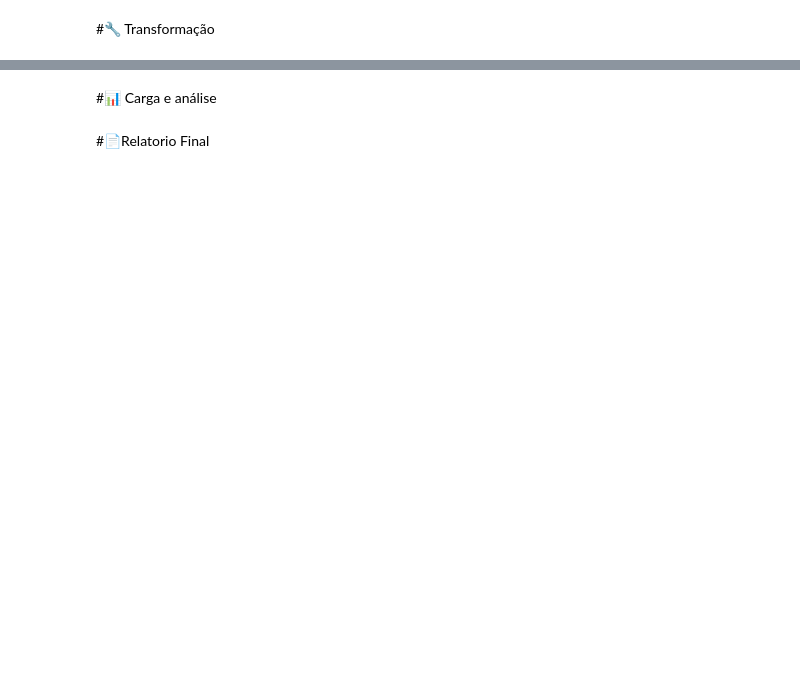
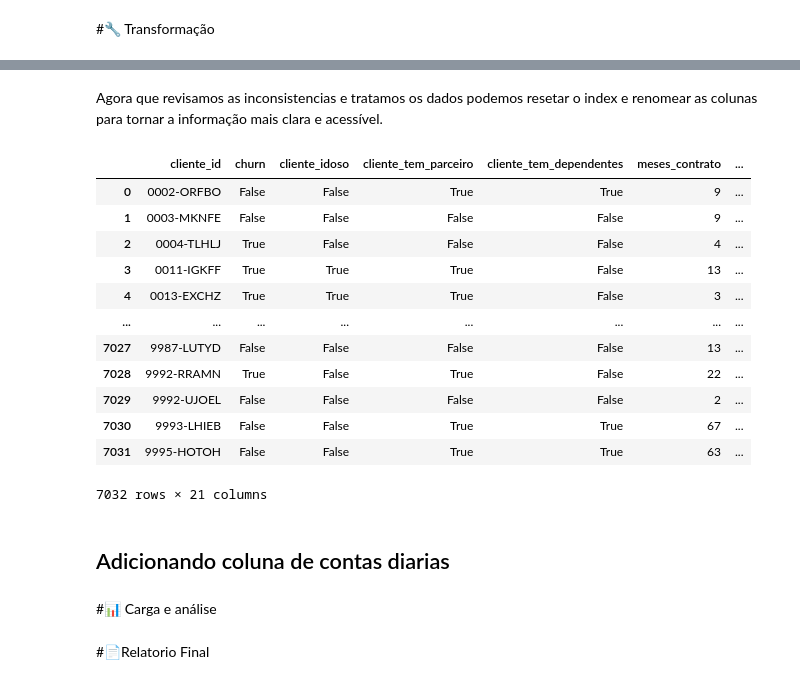
Before and after one commit to Angel-Arroyo-H/alura-data-science-challenge-2, a Jupyter notebook: Alura_DataScience_Challenge2.ipynb, the cells around one changed output, grey strips where cells are left out. Drawn from its saved outputs; the diff is of its cells as text; code cells hidden in the pictures; blank space fills up the shorter version.

```diff
--- a/Alura_DataScience_Challenge2.ipynb
+++ b/Alura_DataScience_Challenge2.ipynb
@@ -6,0 +448,16 @@
+# %%
+dados_tratados['phone_MultipleLines'] = dados_tratados['phone_MultipleLines'].map({'No phone service':'Sem serviço','No':'Não','Yes':'Sim'})
+dados_tratados['internet_InternetService'] = dados_tratados['internet_InternetService'].map({'Fiber optic':'Fibra Ótica','No':'Não','DSL':'DSL'})
+dados_tratados['internet_OnlineSecurity'] = dados_tratados['internet_OnlineSecurity'].map({'No internet service':'Sem serviço','No':'Não','Yes':'Sim'})
+dados_tratados['internet_OnlineBackup'] = dados_tratados['internet_OnlineBackup'].map({'No internet service':'Sem serviço','No':'Não','Yes':'Sim'})
+dados_tratados['internet_DeviceProtection'] = dados_tratados['internet_DeviceProtection'].map({'No internet service':'Sem serviço','No':'Não','Yes':'Sim'})
+dados_tratados['internet_TechSupport'] = dados_tratados['internet_TechSupport'].map({'No internet service':'Sem serviço','No':'Não','Yes':'Sim'})
+dados_tratados['internet_StreamingTV'] = dados_tratados['internet_StreamingTV'].map({'No internet service':'Sem serviço','No':'Não','Yes':'Sim'})
+dados_tratados['internet_StreamingMovies'] = dados_tratados['internet_StreamingMovies'].map({'No internet service':'Sem serviço','No':'Não','Yes':'Sim'})
+dados_tratados['account_Contract'] = dados_tratados['account_Contract'].map({'Month-to-month':'Mensal','One year':'Anual','Two year':'Dois anos'})
+dados_tratados['account_PaymentMethod'] = dados_tratados['account_PaymentMethod'].map({
+    'Electronic check':'Cheque eletrônico'
+    ,'Mailed check':'Cheque'
+    ,'Bank transfer (automatic)':'Transferência bancária'
+    ,'Credit card (automatic)':'Cartão de crédito'
+})
@@ -7,3 +486,50 @@
+# %% [markdown]
+Agora que revisamos as inconsistencias e tratamos os dados podemos resetar o index e renomear as colunas para tornar a informação mais clara e acessível.
+# %%
+dados_tratados.reset_index(drop=True,inplace=True)
+# %%
+tradutor_variaveis = {
+    'customerID':'cliente_id'
+    ,'Churn':'churn'
+    ,'customer_SeniorCitizen':'cliente_idoso'
+    ,'customer_Partner':'cliente_tem_parceiro'
+    ,'customer_Dependents':'cliente_tem_dependentes'
+    ,'customer_tenure':'meses_contrato'
+    ,'phone_PhoneService':'servico_telefonico'
+    ,'phone_MultipleLines':'multiplas_linhas'
+    ,'internet_InternetService':'assinatura_internet'
+    ,'internet_OnlineSecurity':'seguranca_online'
+    ,'internet_OnlineBackup':'backup_online'
+    ,'internet_DeviceProtection':'protecao_dispositivo'
+    ,'internet_TechSupport':'suporte_tecnico'
+    ,'internet_StreamingTV':'tv_a_cabo'
+    ,'internet_StreamingMovies':'streaming_filmes'
+    ,'account_Contract':'contrato'
+    ,'account_PaperlessBilling':'fatura_online'
+    ,'account_PaymentMethod':'forma_pagamento'
+    ,'account_Charges_Monthly':'total_mensal_servicos'
+    ,'account_Charges_Total':'total_gasto'
+    ,'customer_is_male':'cliente_masculino'
+}
+dados_tratados.rename(columns=tradutor_variaveis,inplace=True)
+# %%
+dados_tratados
+# %% [output]
+|  | cliente_id | churn | cliente_idoso | cliente_tem_parceiro | cliente_tem_dependentes | meses_contrato | ... |
+| 0 | 0002-ORFBO | False | False | True | True | 9 | ... |
+| 1 | 0003-MKNFE | False | False | False | False | 9 | ... |
+| 2 | 0004-TLHLJ | True | False | False | False | 4 | ... |
+| 3 | 0011-IGKFF | True | True | True | False | 13 | ... |
+| 4 | 0013-EXCHZ | True | True | True | False | 3 | ... |
+| ... | ... | ... | ... | ... | ... | ... | ... |
+| 7027 | 9987-LUTYD | False | False | False | False | 13 | ... |
+| 7028 | 9992-RRAMN | True | False | True | False | 22 | ... |
+| 7029 | 9992-UJOEL | False | False | False | False | 2 | ... |
+| 7030 | 9993-LHIEB | False | False | True | True | 67 | ... |
+| 7031 | 9995-HOTOH | False | False | True | True | 63 | ... |
+7032 rows × 21 columns
+# %% [markdown]
+## Adicionando coluna de contas diarias
 # %% [markdown]
 #📊 Carga e análise
 # %% [markdown]
```
Also changed, not shown: parts of 47 cells of this notebook.
